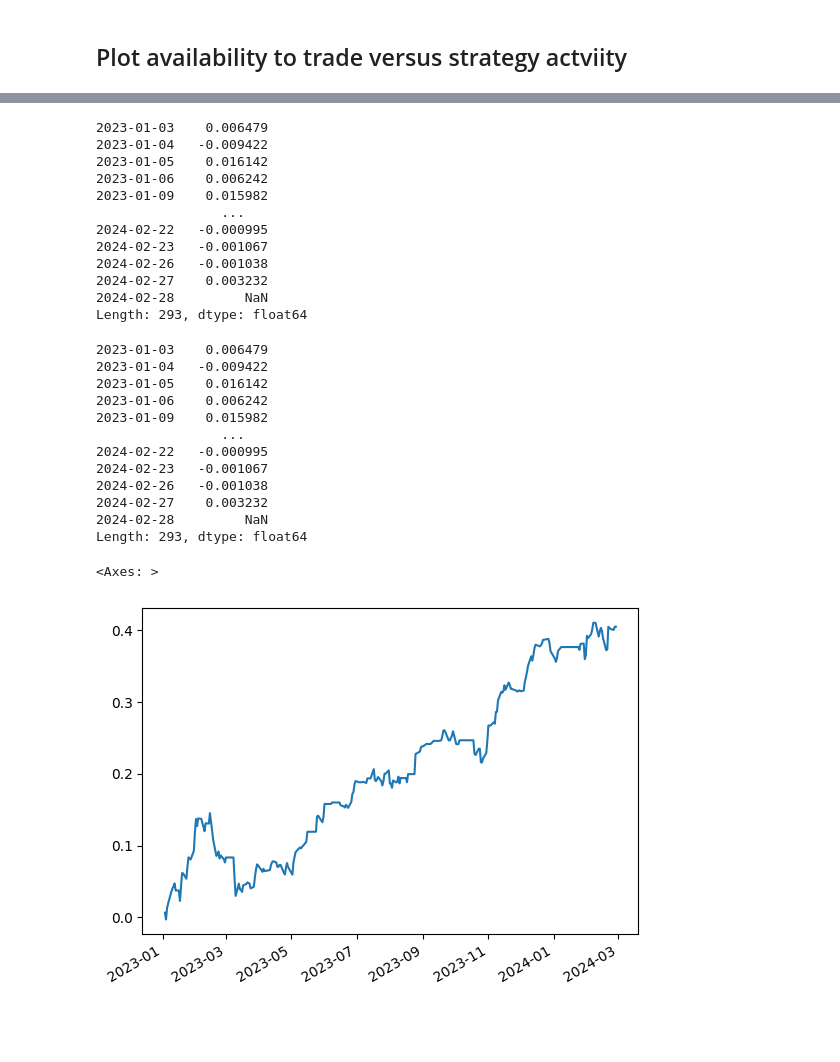
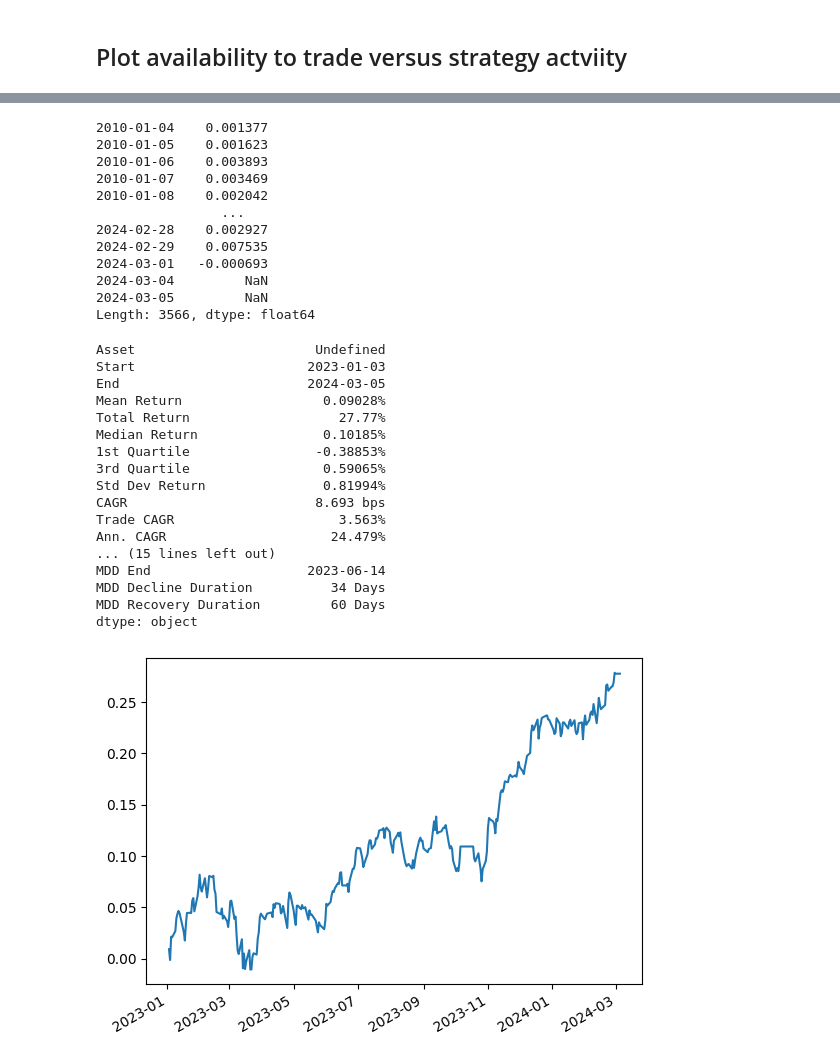
Before and after one commit to TomW15/quantified_strategies, a Jupyter notebook: quantified_strategies/scripts/Portfolio.ipynb, the cells around one changed output, grey strips where cells are left out. Cells and saved outputs as stored; diff of their text form; code cells hidden in the pictures; blank space fills up the shorter version.

```diff
--- a/quantified_strategies/scripts/Portfolio.ipynb
+++ b/quantified_strategies/scripts/Portfolio.ipynb
@@ -21,8 +21,8 @@ May need to change to fit other strategy
 def get_available(start: dt.date, end: dt.date) -> pd.DataFrame:
 
     availability_event_trading = pd.concat([
-        russell_rebalance.avb.get_availability(start=start, end=END_DATE).to_frame(name="russell_rebalance"),
-        super_bowl.avb.get_availability(start=start, end=END_DATE).to_frame(name="super_bowl"),
+        russell_rebalance.avb.get_availability(start=start, end=end).to_frame(name="russell_rebalance"),
+        super_bowl.avb.get_availability(start=start, end=end).to_frame(name="super_bowl"),
     ], axis=1)
     availability_event_trading.columns = pd.MultiIndex.from_product(
         [["event_trading"], availability_event_trading.columns.tolist()], names=["type", "name"])
@@ -86,7 +86,7 @@ def get_base_trading(strategy_map: t.Dict[str, str | t.List[str]], start: dt.dat
     # Define Event Trading
     returns_event_trading = []
     for rr_ticker in strategy_map_list.get("russell_rebalance", []):
-        df = russell_rebalance.utils.run(ticker=rr_ticker, start=START_DATE, end=END_DATE).to_frame(name="russell_rebalance")
+        df = russell_rebalance.utils.run(ticker=rr_ticker, start=start, end=end).to_frame(name="russell_rebalance")
         df.columns = make_multi_index(name="russell_rebalance", ticker=rr_ticker)
         returns_event_trading.append(df)
     for sb_ticker in strategy_map_list.get("super_bowl", []):
@@ -246,16 +246,17 @@ def plot(availability: pd.DataFrame, activity: pd.DataFrame = None,
 # %% [markdown]
 ### Define Start and End Date for Portfolio
 # %%
-START_DATE = dt.date(2000, 1, 1)
+START_DATE = dt.date(2010, 1, 1)
 END_DATE = dt.date.today()
 # %% [markdown]
 ### Define Strategy Universe
 # %%
-US_INDICES = ["SPY", "QQQ"]
-# US_INDICES = ["SPY", "QQQ", "XLC", "XLE", "XLF", "XLI", "XLK", "XLP", "XLRE", "XLU", "XLY", "XLV"]
-US_INDICES = ["VUSA.L", "CNX1.L"]
+US_INDICES = ["SPY.US", "QQQ.US"]
+US_INDICES = ["SPY.US", "QQQ.US", "XLC.US", "XLE.US", "XLF.US", "XLI.US", "XLK.US", "XLP.US", "XLRE.US", "XLU.US", "XLY.US", "XLV.US"]
+TRADED_DAY_AFTER = {asset: False for asset in US_INDICES}
 
-TRADED_DAY_AFTER = {asset: True for asset in US_INDICES}
+# US_INDICES = ["VUSA.LSE", "CNX1.LSE"]
+# TRADED_DAY_AFTER = {asset: True for asset in US_INDICES}
 
 strategy_universe_map = {
     # "russell_rebalance": "IWM",
@@ -376,8 +467,8 @@ base_returns_df.to_csv(f"outputs/strategy_returns_alternative.csv")
 # %%
 trading_start = dt.date(START_DATE.year+1, START_DATE.month, START_DATE.day)
 trade_end = END_DATE
-trading_start = dt.date(2023, 1, 1)
-# trade_end = dt.date(2017, 1, 1)
+trading_start = dt.date(2010, 1, 1)
+# trade_end = dt.date(2010, 1, 1)
 trading_dates = pd.date_range(start=trading_start, end=trade_end)
 trading_dates = [date for date in trading_dates if date in activity.index]
 
@@ -402,39 +493,41 @@ for trade_date in trading_dates:
 strategy_returns = pd.Series(strategy_returns)
 strategy_returns
 # %% [output]
-2023-01-03    0.006479
-2023-01-04   -0.009422
-2023-01-05    0.016142
-2023-01-06    0.006242
-2023-01-09    0.015982
+2010-01-04    0.001377
+2010-01-05    0.001623
+2010-01-06    0.003893
+2010-01-07    0.003469
+2010-01-08    0.002042
                 ...
-2024-02-22   -0.000995
-2024-02-23   -0.001067
-2024-02-26   -0.001038
-2024-02-27    0.003232
-2024-02-28         NaN
-Length: 293, dtype: float64
+2024-02-28    0.002927
+2024-02-29    0.007535
+2024-03-01   -0.000693
+2024-03-04         NaN
+2024-03-05         NaN
+Length: 3566, dtype: float64
-# %%
-strategy_returns
-# %% [output]
-2023-01-03    0.006479
-2023-01-04   -0.009422
-2023-01-05    0.016142
-2023-01-06    0.006242
-2023-01-09    0.015982
-                ...
-2024-02-22   -0.000995
-2024-02-23   -0.001067
-2024-02-26   -0.001038
-2024-02-27    0.003232
-2024-02-28         NaN
-Length: 293, dtype: float64
 # %%
 cum_strat_return = strategy_utils.get_cumulative_return(returns=strategy_returns[strategy_returns.index.date >= dt.date(2023, 1, 1)].fillna(0.0), total=False)
 cum_strat_return.plot()
+strategy_utils.describe(returns=strategy_returns[strategy_returns.index.date >= dt.date(2023, 1, 1)], pos=~(strategy_returns[strategy_returns.index.date >= dt.date(2023, 1, 1)].isna()), daily=True)
 # %% [output]
-<Axes: >
+Asset                       Undefined
+Start                      2023-01-03
+End                        2024-03-05
+Mean Return                  0.09028%
+Total Return                   27.77%
+Median Return                0.10185%
+1st Quartile                -0.38853%
+3rd Quartile                 0.59065%
+Std Dev Return               0.81994%
+CAGR                        8.693 bps
+Trade CAGR                     3.563%
+Ann. CAGR                     24.479%
+... (15 lines left out)
+MDD End                    2023-06-14
+MDD Decline Duration          34 Days
+MDD Recovery Duration         60 Days
+dtype: object
-[figure, old version]
+[figure, new version]
 # %%
 cum_strat_return = strategy_utils.get_cumulative_return(returns=strategy_returns.fillna(0.0), total=False)
 cum_strat_return.plot()
```
Also changed, not shown: parts of 23 cells of this notebook, 29 other files.
